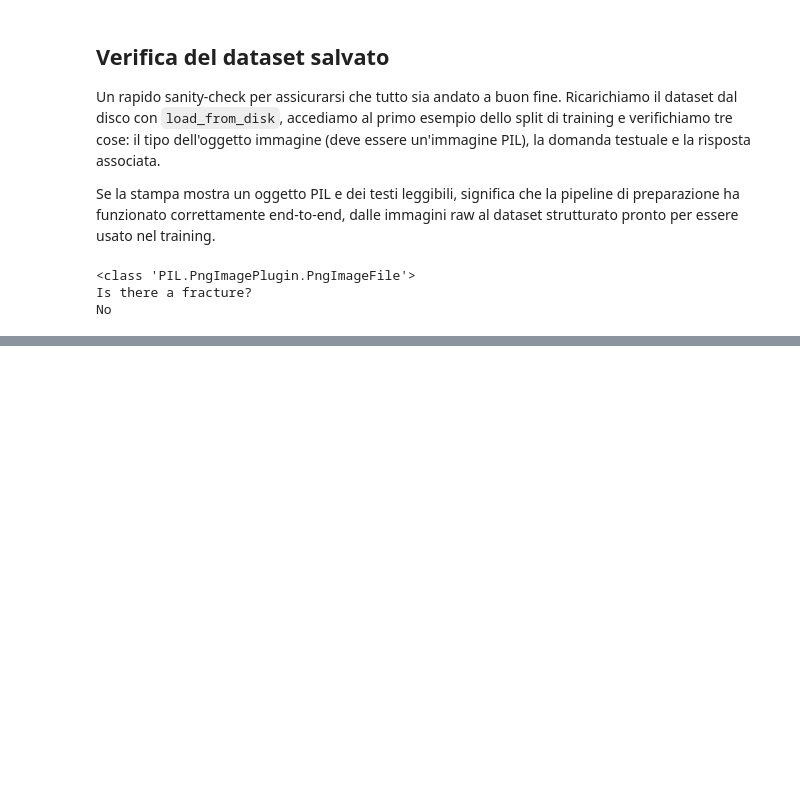
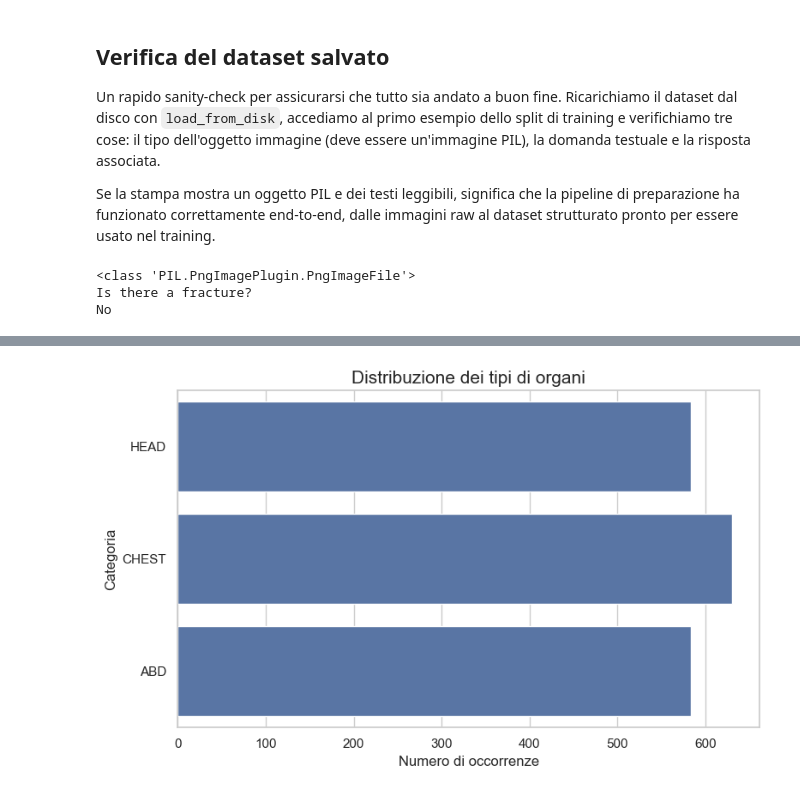
Before and after one commit to angelopaldino/Medical-Visual-QA, a Jupyter notebook: dataset.ipynb, the cells around one changed output, grey strips where cells are left out. Cells and saved outputs as stored; diff of their text form; code cells hidden in the pictures; blank space fills up the shorter version.

```diff
--- a/dataset.ipynb
+++ b/dataset.ipynb
@@ -154,0 +189,15 @@ No
+# %%
+df_plot2 = df_train[['image_organ']].copy()
+df_plot2['image_organ'] = df_plot2['image_organ'].str.strip().str.upper()
+
+sns.set_theme(style="whitegrid")
+plt.figure(figsize=(8,5))
+
+sns.countplot(data=df_plot2,y="image_organ")
+plt.title("Distribuzione dei tipi di organi",fontsize=15)
+plt.xlabel("Numero di occorrenze")
+plt.ylabel("Categoria")
+plt.tight_layout()
+plt.show()
+# %% [output]
+[figure, added]
```
Also changed, not shown: parts of 5 cells of this notebook, 3 other files.
